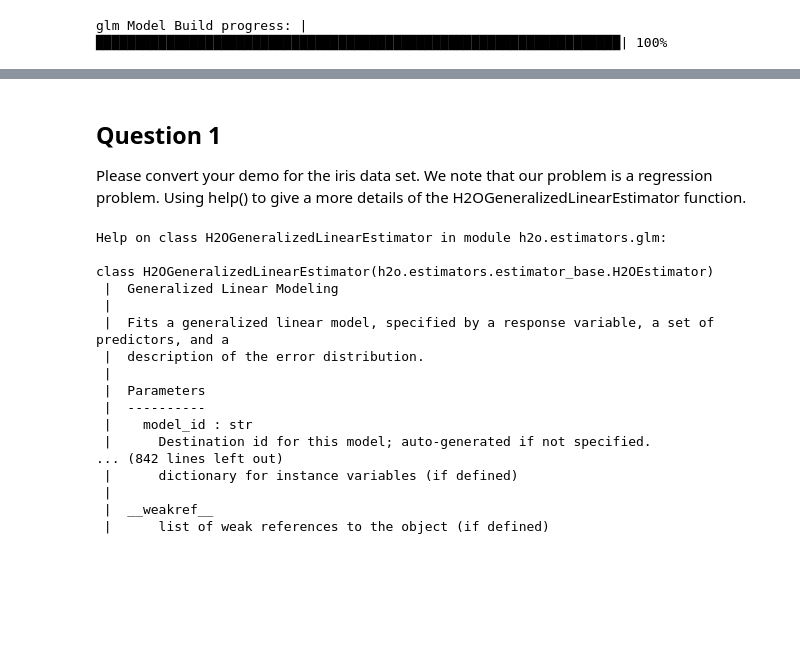
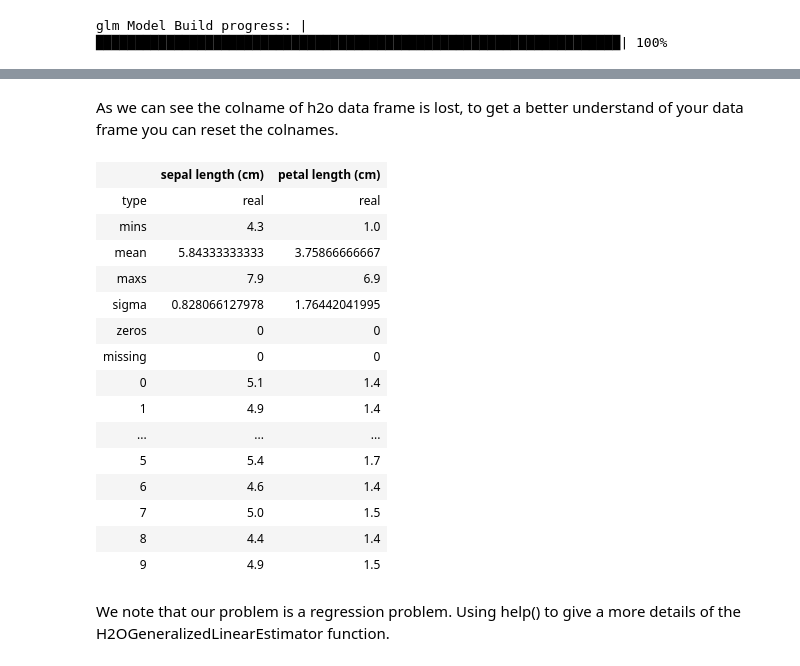
Before and after one commit to qiqiestunegrossememere/sfeir_school_ml, a Jupyter notebook: Codelab_linear_regression.ipynb, the cells around one changed output, grey strips where cells are left out. Drawn from its saved outputs; the diff is of its cells as text; code cells hidden in the pictures; blank space fills up the shorter version.

```diff
--- a/Codelab_linear_regression.ipynb
+++ b/Codelab_linear_regression.ipynb
@@ -255,25 +292,25 @@ Gains/Lift Table: Avg response rate: 39.82 %
+# %% [markdown]
+As we can see the colname of h2o data frame is lost, to get a better understand of your data frame you can reset the colnames.
+# %%
+iris_h2o.set_names([iris.feature_names[0],iris.feature_names[2]])
+iris_h2o.summary()
+# %% [output]
+|  | sepal length (cm) | petal length (cm) |
+| type | real | real |
+| mins | 4.3 | 1.0 |
+| mean | 5.84333333333 | 3.75866666667 |
+| maxs | 7.9 | 6.9 |
+| sigma | 0.828066127978 | 1.76442041995 |
+| zeros | 0 | 0 |
+| missing | 0 | 0 |
+| 0 | 5.1 | 1.4 |
+| 1 | 4.9 | 1.4 |
+| ... | ... | ... |
+| 5 | 5.4 | 1.7 |
+| 6 | 4.6 | 1.4 |
+| 7 | 5.0 | 1.5 |
+| 8 | 4.4 | 1.4 |
+| 9 | 4.9 | 1.5 |
 # %% [markdown]
-Question 1
-------------
-Please convert your demo for the iris data set. We note that our problem is a regression problem.
+We note that our problem is a regression problem.
 Using help() to give a more details of the H2OGeneralizedLinearEstimator function.
-# %%
-help(H2OGeneralizedLinearEstimator)
-# %% [output]
-Help on class H2OGeneralizedLinearEstimator in module h2o.estimators.glm:
-
-class H2OGeneralizedLinearEstimator(h2o.estimators.estimator_base.H2OEstimator)
- |  Generalized Linear Modeling
- |
- |  Fits a generalized linear model, specified by a response variable, a set of predictors, and a
- |  description of the error distribution.
- |
- |  Parameters
- |  ----------
- |    model_id : str
- |      Destination id for this model; auto-generated if not specified.
-... (842 lines left out)
- |      dictionary for instance variables (if defined)
- |
- |  __weakref__
- |      list of weak references to the object (if defined)
```
Also changed, not shown: parts of 8 cells of this notebook.
